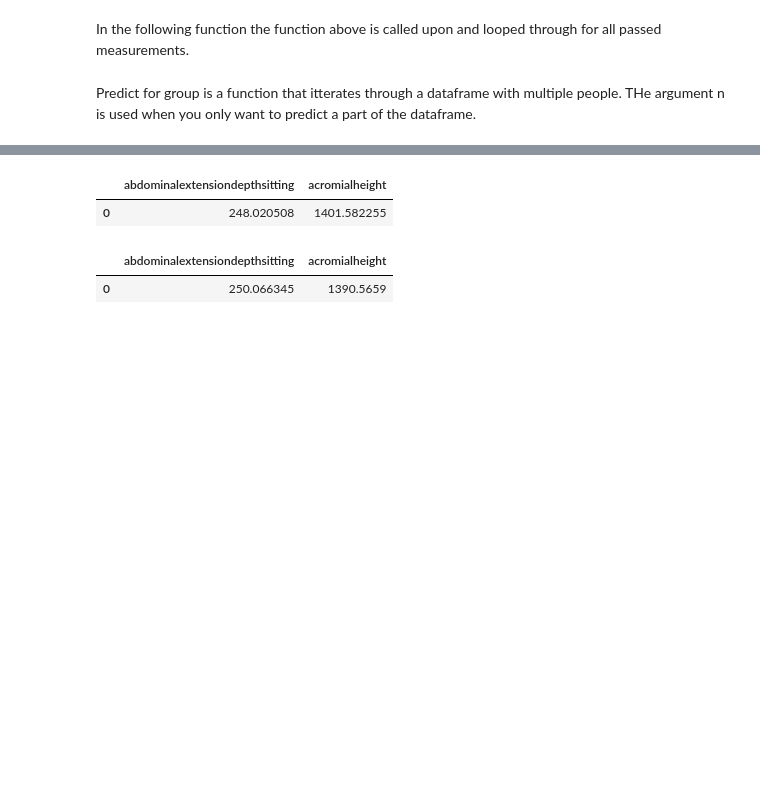
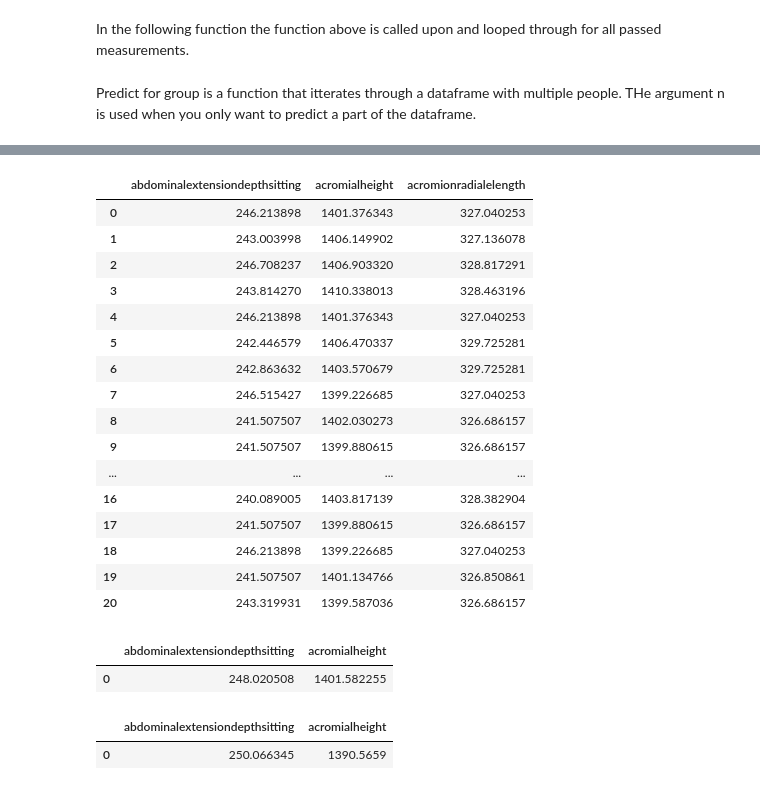
Before and after one commit to jobindjohn/anthromass, a Jupyter notebook: anthropmass/nbs/200_anthropometry.ipynb, the cells around one changed output, grey strips where cells are left out. Drawn from its saved outputs; the diff is of its cells as text; code cells hidden in the pictures; blank space fills up the shorter version.

```diff
--- a/anthropmass/nbs/200_anthropometry.ipynb
+++ b/anthropmass/nbs/200_anthropometry.ipynb
@@ -108,0 +165,20 @@ index: 3
+# %%
+preds
+# %% [output]
+|  | abdominalextensiondepthsitting | acromialheight | acromionradialelength |
+| 0 | 246.213898 | 1401.376343 | 327.040253 |
+| 1 | 243.003998 | 1406.149902 | 327.136078 |
+| 2 | 246.708237 | 1406.903320 | 328.817291 |
+| 3 | 243.814270 | 1410.338013 | 328.463196 |
+| 4 | 246.213898 | 1401.376343 | 327.040253 |
+| 5 | 242.446579 | 1406.470337 | 329.725281 |
+| 6 | 242.863632 | 1403.570679 | 329.725281 |
+| 7 | 246.515427 | 1399.226685 | 327.040253 |
+| 8 | 241.507507 | 1402.030273 | 326.686157 |
+| 9 | 241.507507 | 1399.880615 | 326.686157 |
+| ... | ... | ... | ... |
+| 16 | 240.089005 | 1403.817139 | 328.382904 |
+| 17 | 241.507507 | 1399.880615 | 326.686157 |
+| 18 | 246.213898 | 1399.226685 | 327.040253 |
+| 19 | 241.507507 | 1401.134766 | 326.850861 |
+| 20 | 243.319931 | 1399.587036 | 326.686157 |
```
Also changed, not shown: parts of 7 cells of this notebook, 7 other files.
